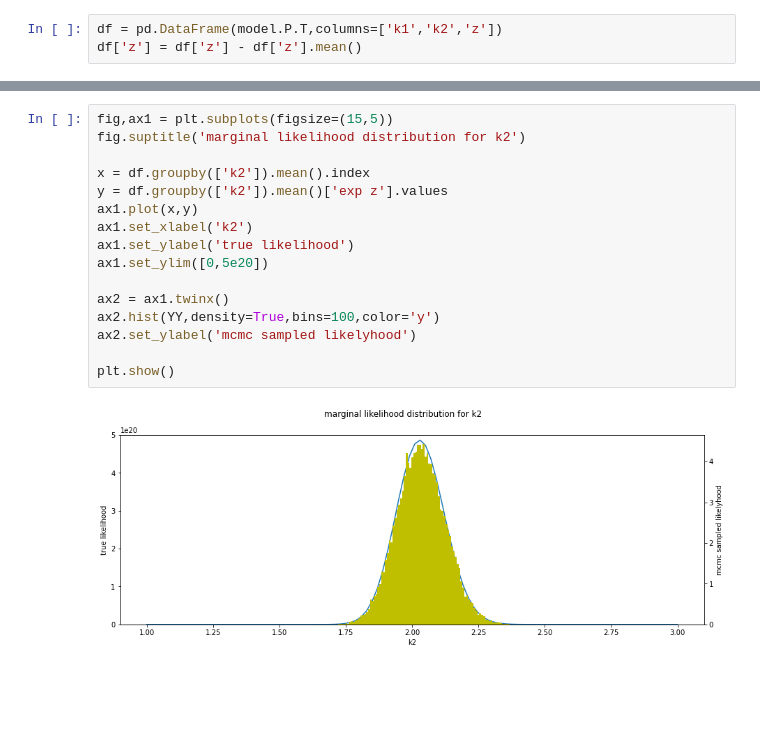
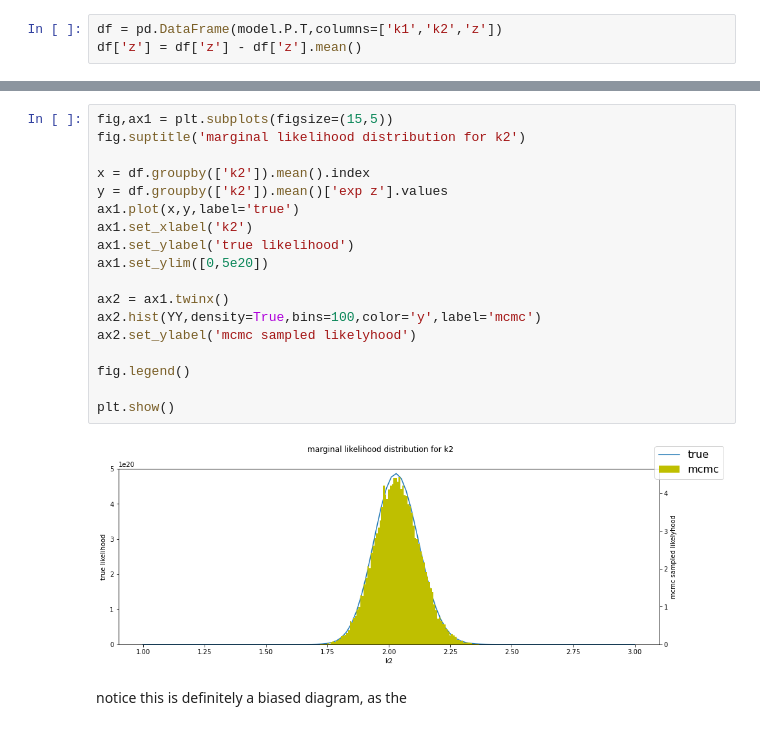
Before and after one commit to WangHaiYang874/ABC22, a Jupyter notebook: done works/gilespe hydrogen mcmc inference 5.ipynb, the cells around one changed output, grey strips where cells are left out. Saved outputs shown, nothing was run; the diff lists cells and outputs as text; blank space fills up the shorter version.

```diff
--- a/done works/gilespe hydrogen mcmc inference 5.ipynb
+++ b/done works/gilespe hydrogen mcmc inference 5.ipynb
@@ -214,18 +217,22 @@ plt.show()
 # %%
 fig,ax1 = plt.subplots(figsize=(15,5))
 fig.suptitle('marginal likelihood distribution for k2')
 
 x = df.groupby(['k2']).mean().index
 y = df.groupby(['k2']).mean()['exp z'].values
-ax1.plot(x,y)
+ax1.plot(x,y,label='true')
 ax1.set_xlabel('k2')
 ax1.set_ylabel('true likelihood')
 ax1.set_ylim([0,5e20])
 
 ax2 = ax1.twinx()
-ax2.hist(YY,density=True,bins=100,color='y')
+ax2.hist(YY,density=True,bins=100,color='y',label='mcmc')
 ax2.set_ylabel('mcmc sampled likelyhood')
 
+fig.legend()
+
 plt.show()
 # %% [output]
-[figure, old version]
+[figure, new version]
+# %% [markdown]
+notice this is definitely a biased diagram, as the
```
Also changed, not shown: parts of 1 cell of this notebook.
